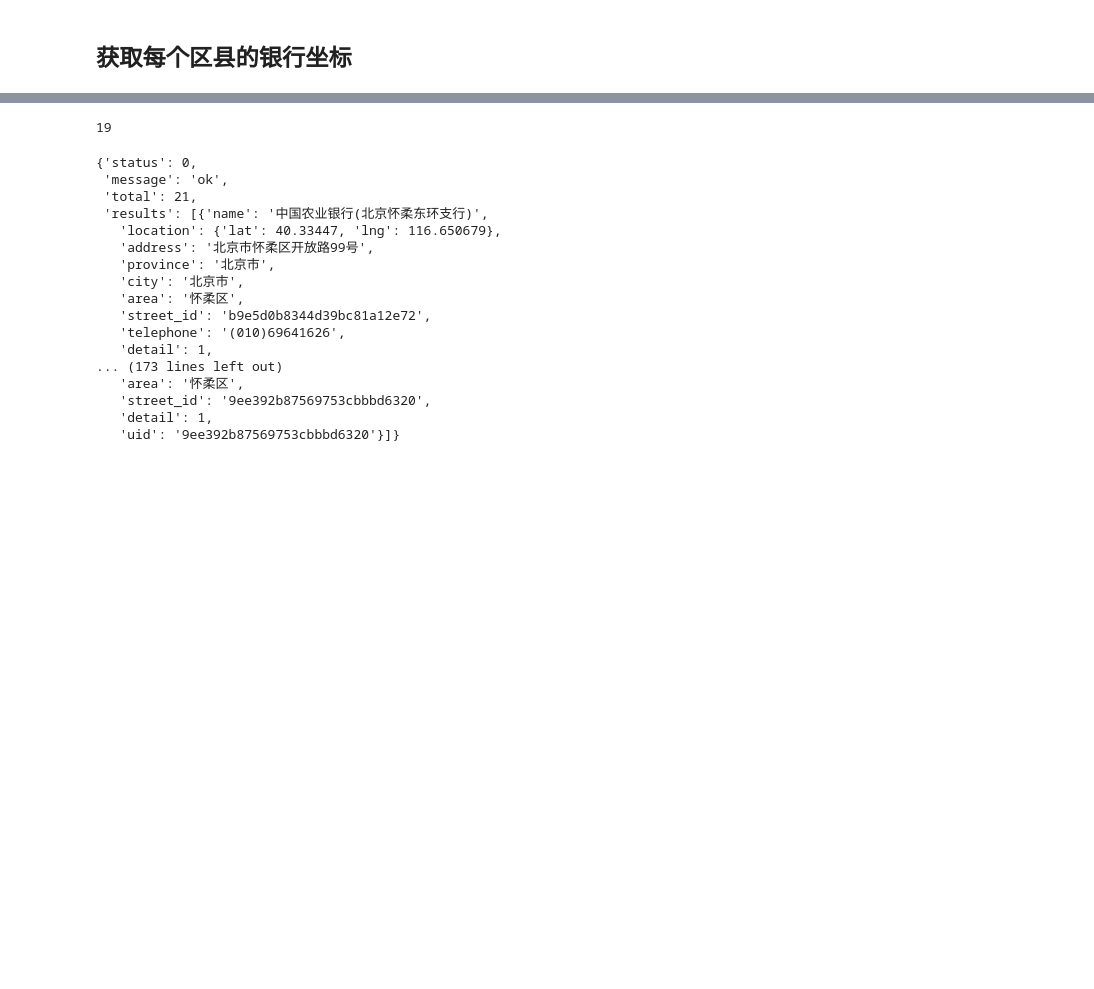
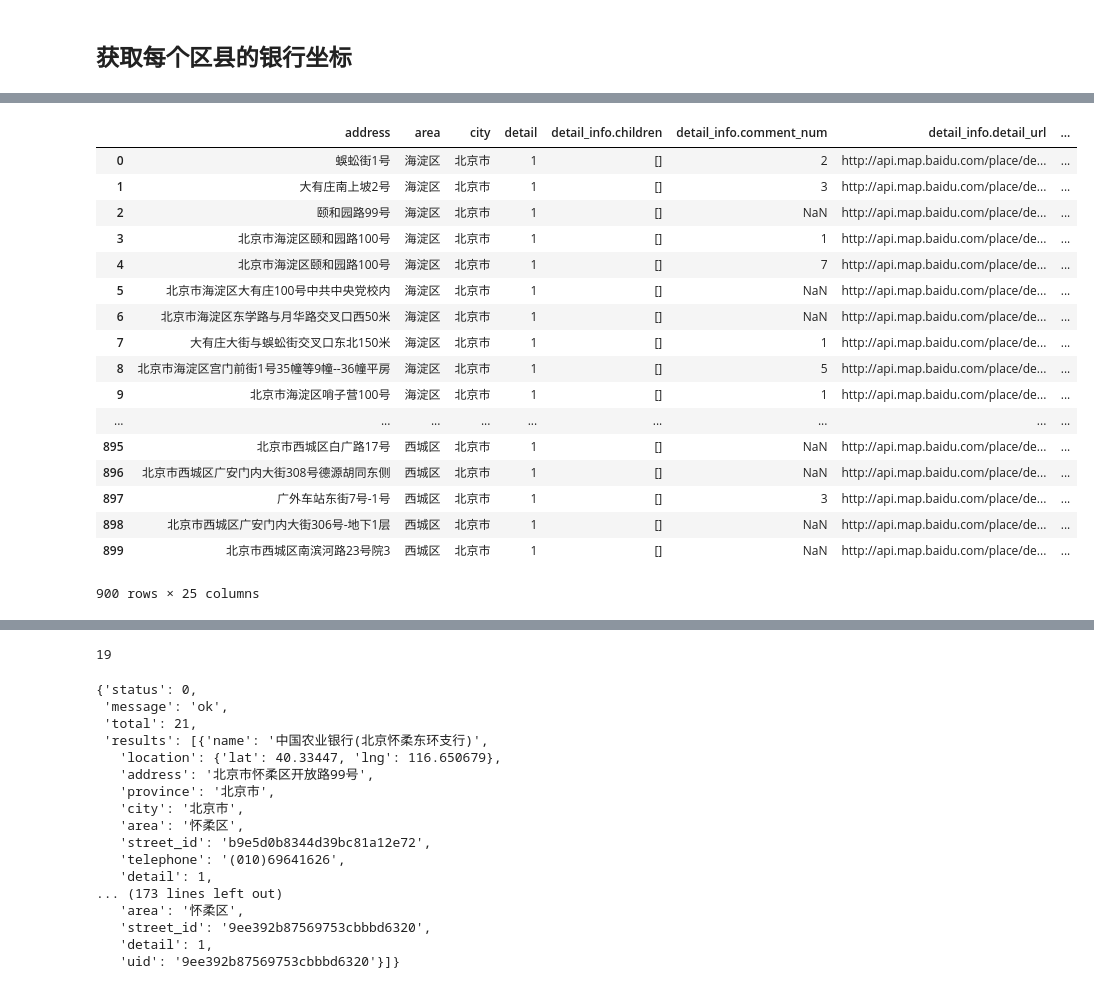
Before and after one commit to KingLu/Coursera_Capstone, a Jupyter notebook: Where_to_install_A_ATM.ipynb, the cells around one changed output, grey strips where cells are left out. Saved outputs shown, nothing was run; the diff lists cells and outputs as text; code cells hidden in the pictures; blank space fills up the shorter version.

```diff
--- a/Where_to_install_A_ATM.ipynb
+++ b/Where_to_install_A_ATM.ipynb
@@ -368,0 +379,3 @@ url # display URL
+# %%
+# 加载银行地理位置数据
+df_six_big_bank_bsgs = pd.read_csv("data/北上广深_工商银行_农业银行_中国银行_建设银行_交通银行_邮政储蓄银行_金融_divisions.csv")
@@ -368,0 +513,20 @@ url # display URL
+# %%
+keywords_str="$".join(keywords_1)
+lat=39.935728
+lng=116.439737
+radius=1000
+ak='10ykqahdsmqaYOkrLgPzNNc6QAD2HOSZ'
+page_size=20
+page_num=0
+
+url_temple='http://api.map.baidu.com/place/v2/search?query={}&location={},{}&radius={}&filter=sort_name:distance|sort_rule:1&page_size={}&page_num={}&output=json&scope=2&ak={}'
+
+url = url_temple.format(
+                        keywords_str,
+                        lat,
+                        lng,
+                        radius,
+                        page_size,
+                        page_num,
+                        ak)
+url
@@ -368,0 +1097,18 @@ url # display URL
+# %%
+results = pd.DataFrame()
+for index,row in df_abc_ATM_bj_tmp.iterrows():
+    print(index,row['name'],row['uid'])
+
+    #参数赋值
+    keywords_str = "$".join(keywords_1)
+    lat=row['lat']
+    lng=row['lng']
+
+    #获取结果
+    result = get_venues_1(url_temple,keywords_str,lat,lng,radius,page_size,page_num,ak)
+    #处理列名
+    #result.columns = [col.split(".")[-1] for col in result.columns]
+    result['目标_机构名称']=row['name']
+    result['目标_uid']=row['uid']
+    #合并结果
+    results=pd.concat([results,result],ignore_index=True,sort=False)
@@ -368,0 +1131,21 @@ url # display URL
+# %%
+results
+# %% [output]
+|  | address | area | city | detail | detail_info.children | detail_info.comment_num | detail_info.detail_url | ... |
+| 0 | 蜈蚣街1号 | 海淀区 | 北京市 | 1 | [] | 2 | http://api.map.baidu.com/place/de... | ... |
+| 1 | 大有庄南上坡2号 | 海淀区 | 北京市 | 1 | [] | 3 | http://api.map.baidu.com/place/de... | ... |
+| 2 | 颐和园路99号 | 海淀区 | 北京市 | 1 | [] | NaN | http://api.map.baidu.com/place/de... | ... |
+| 3 | 北京市海淀区颐和园路100号 | 海淀区 | 北京市 | 1 | [] | 1 | http://api.map.baidu.com/place/de... | ... |
+| 4 | 北京市海淀区颐和园路100号 | 海淀区 | 北京市 | 1 | [] | 7 | http://api.map.baidu.com/place/de... | ... |
+| 5 | 北京市海淀区大有庄100号中共中央党校内 | 海淀区 | 北京市 | 1 | [] | NaN | http://api.map.baidu.com/place/de... | ... |
+| 6 | 北京市海淀区东学路与月华路交叉口西50米 | 海淀区 | 北京市 | 1 | [] | NaN | http://api.map.baidu.com/place/de... | ... |
+| 7 | 大有庄大街与蜈蚣街交叉口东北150米 | 海淀区 | 北京市 | 1 | [] | 1 | http://api.map.baidu.com/place/de... | ... |
+| 8 | 北京市海淀区宫门前街1号35幢等9幢--36幢平房 | 海淀区 | 北京市 | 1 | [] | 5 | http://api.map.baidu.com/place/de... | ... |
+| 9 | 北京市海淀区哨子营100号 | 海淀区 | 北京市 | 1 | [] | 1 | http://api.map.baidu.com/place/de... | ... |
+| ... | ... | ... | ... | ... | ... | ... | ... | ... |
+| 895 | 北京市西城区白广路17号 | 西城区 | 北京市 | 1 | [] | NaN | http://api.map.baidu.com/place/de... | ... |
+| 896 | 北京市西城区广安门内大街308号德源胡同东侧 | 西城区 | 北京市 | 1 | [] | NaN | http://api.map.baidu.com/place/de... | ... |
+| 897 | 广外车站东街7号-1号 | 西城区 | 北京市 | 1 | [] | 3 | http://api.map.baidu.com/place/de... | ... |
+| 898 | 北京市西城区广安门内大街306号-地下1层 | 西城区 | 北京市 | 1 | [] | NaN | http://api.map.baidu.com/place/de... | ... |
+| 899 | 北京市西城区南滨河路23号院3 | 西城区 | 北京市 | 1 | [] | NaN | http://api.map.baidu.com/place/de... | ... |
+900 rows × 25 columns
```
Also changed, not shown: parts of 89 cells of this notebook.
